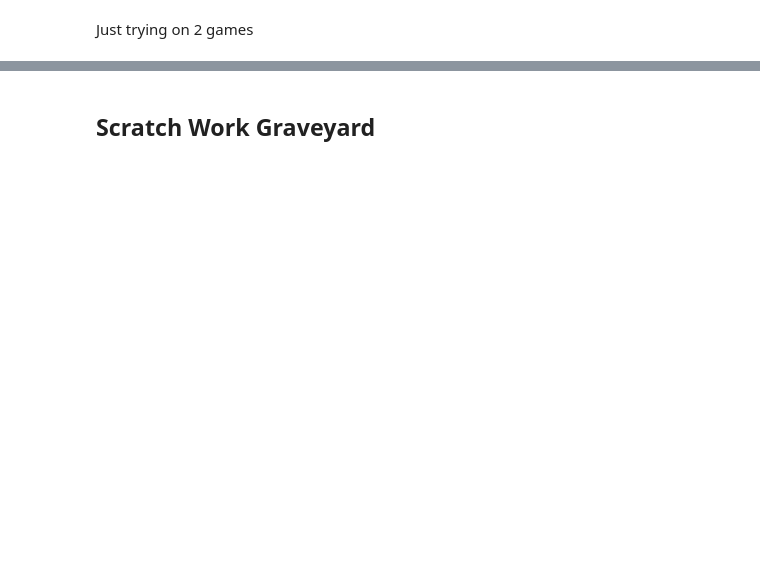
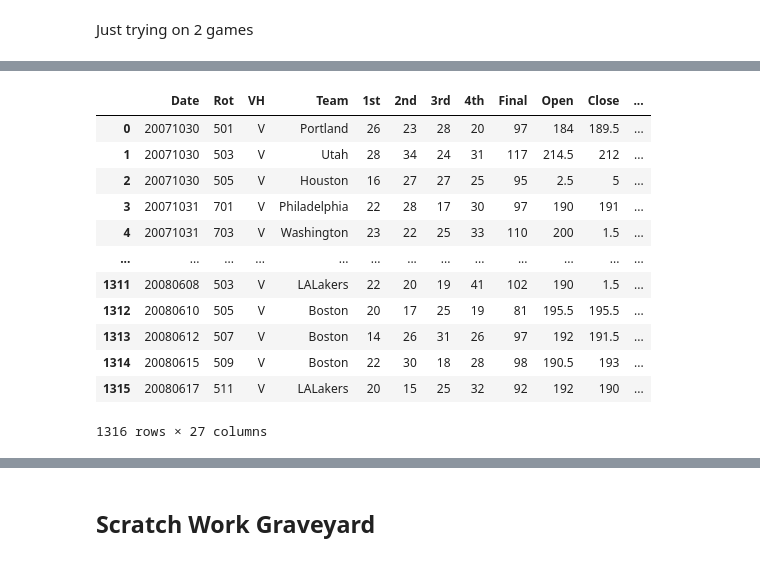
Before and after one commit to jseemayer2/NBA-Over-Under-Predictor, a Jupyter notebook: Data Cleaning.ipynb, the cells around one changed output, grey strips where cells are left out. Saved outputs shown, nothing was run; the diff lists cells and outputs as text; code cells hidden in the pictures; blank space fills up the shorter version.

```diff
--- a/Data Cleaning.ipynb
+++ b/Data Cleaning.ipynb
@@ -160,0 +259,3 @@ df
+# %%
+df['Date'] = df['Date'].astype('str')
+df['Date']
@@ -160,0 +280,13 @@ df
+# %%
+years = ['2007','2008','2008','2009','2009','2010','2010','2011','2011','2012','2012','2013','2013',
+         '2014','2014','2015','2015','2016','2016','2017','2017','2018','2018','2019','2019','2020']
+# %%
+dates = []
+for date in df['Date']:
+    if int(date) > 1000:
+        date = years[0]+date
+        dates.append(date)
+    else:
+        date = years[1]+'0'+date
+        dates.append(date)
+df['Date'] = dates
@@ -160,0 +314,16 @@ df
+# %%
+df
+# %% [output]
+|  | Date | Rot | VH | Team | 1st | 2nd | 3rd | 4th | Final | Open | Close | ... |
+| 0 | 20071030 | 501 | V | Portland | 26 | 23 | 28 | 20 | 97 | 184 | 189.5 | ... |
+| 1 | 20071030 | 503 | V | Utah | 28 | 34 | 24 | 31 | 117 | 214.5 | 212 | ... |
+| 2 | 20071030 | 505 | V | Houston | 16 | 27 | 27 | 25 | 95 | 2.5 | 5 | ... |
+| 3 | 20071031 | 701 | V | Philadelphia | 22 | 28 | 17 | 30 | 97 | 190 | 191 | ... |
+| 4 | 20071031 | 703 | V | Washington | 23 | 22 | 25 | 33 | 110 | 200 | 1.5 | ... |
+| ... | ... | ... | ... | ... | ... | ... | ... | ... | ... | ... | ... | ... |
+| 1311 | 20080608 | 503 | V | LALakers | 22 | 20 | 19 | 41 | 102 | 190 | 1.5 | ... |
+| 1312 | 20080610 | 505 | V | Boston | 20 | 17 | 25 | 19 | 81 | 195.5 | 195.5 | ... |
+| 1313 | 20080612 | 507 | V | Boston | 14 | 26 | 31 | 26 | 97 | 192 | 191.5 | ... |
+| 1314 | 20080615 | 509 | V | Boston | 22 | 30 | 18 | 28 | 98 | 190.5 | 193 | ... |
+| 1315 | 20080617 | 511 | V | LALakers | 20 | 15 | 25 | 32 | 92 | 192 | 190 | ... |
+1316 rows × 27 columns
```
Also changed, not shown: parts of 37 cells of this notebook, 15 other files.
